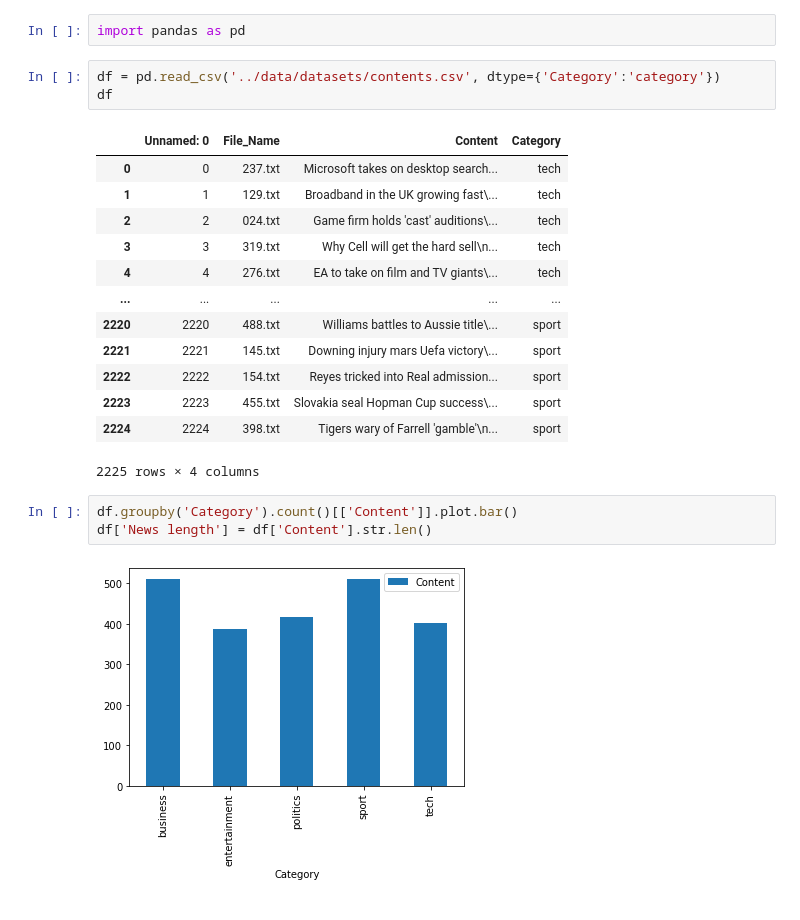
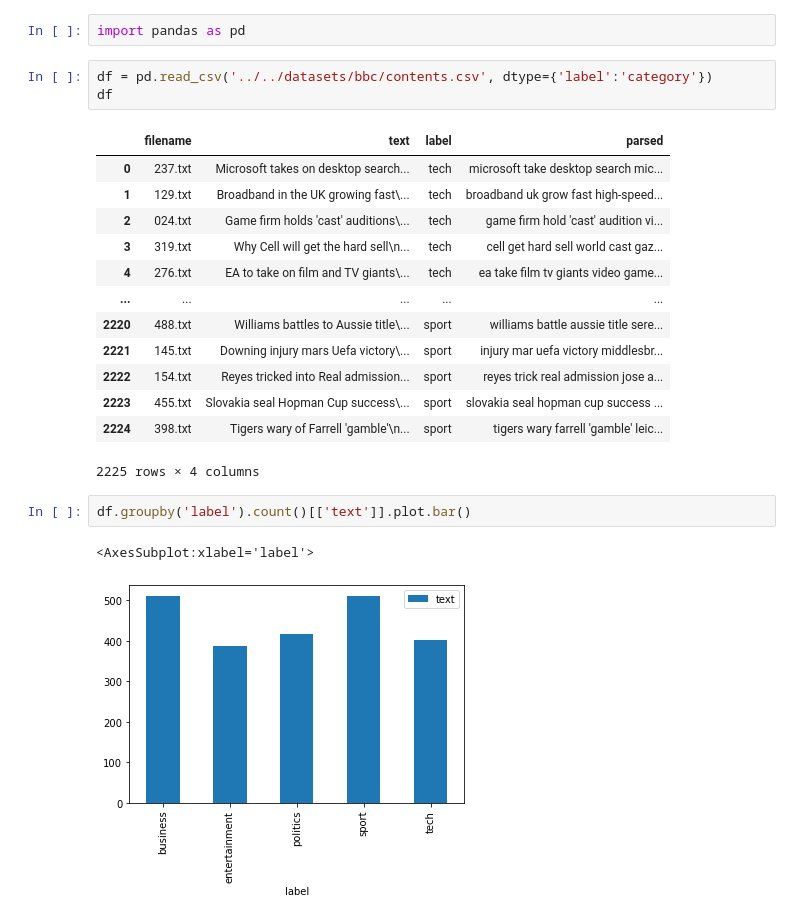
Before and after one commit to pierre-si/text-classification, a Jupyter notebook: notebooks/bbc/eda.ipynb, the cells around one changed output. Saved outputs shown, nothing was run; the diff lists cells and outputs as text.

```diff
--- a/notebooks/bbc/eda.ipynb
+++ b/notebooks/bbc/eda.ipynb
@@ -1,25 +1,25 @@
 # %%
 import pandas as pd
 # %%
-df = pd.read_csv('../data/datasets/contents.csv', dtype={'Category':'category'})
+df = pd.read_csv('../../datasets/bbc/contents.csv', dtype={'label':'category'})
 df
 # %% [output]
-|  | Unnamed: 0 | File_Name | Content | Category |
-| 0 | 0 | 237.txt | Microsoft takes on desktop search... | tech |
-| 1 | 1 | 129.txt | Broadband in the UK growing fast\... | tech |
-| 2 | 2 | 024.txt | Game firm holds 'cast' auditions\... | tech |
-| 3 | 3 | 319.txt | Why Cell will get the hard sell\n... | tech |
-| 4 | 4 | 276.txt | EA to take on film and TV giants\... | tech |
+|  | filename | text | label | parsed |
+| 0 | 237.txt | Microsoft takes on desktop search... | tech | microsoft take desktop search mic... |
+| 1 | 129.txt | Broadband in the UK growing fast\... | tech | broadband uk grow fast high-speed... |
+| 2 | 024.txt | Game firm holds 'cast' auditions\... | tech | game firm hold 'cast' audition vi... |
+| 3 | 319.txt | Why Cell will get the hard sell\n... | tech | cell get hard sell world cast gaz... |
+| 4 | 276.txt | EA to take on film and TV giants\... | tech | ea take film tv giants video game... |
 | ... | ... | ... | ... | ... |
-| 2220 | 2220 | 488.txt | Williams battles to Aussie title\... | sport |
-| 2221 | 2221 | 145.txt | Downing injury mars Uefa victory\... | sport |
-| 2222 | 2222 | 154.txt | Reyes tricked into Real admission... | sport |
-| 2223 | 2223 | 455.txt | Slovakia seal Hopman Cup success\... | sport |
-| 2224 | 2224 | 398.txt | Tigers wary of Farrell 'gamble'\n... | sport |
+| 2220 | 488.txt | Williams battles to Aussie title\... | sport | williams battle aussie title sere... |
+| 2221 | 145.txt | Downing injury mars Uefa victory\... | sport | injury mar uefa victory middlesbr... |
+| 2222 | 154.txt | Reyes tricked into Real admission... | sport | reyes trick real admission jose a... |
+| 2223 | 455.txt | Slovakia seal Hopman Cup success\... | sport | slovakia seal hopman cup success ... |
+| 2224 | 398.txt | Tigers wary of Farrell 'gamble'\n... | sport | tigers wary farrell 'gamble' leic... |
 2225 rows × 4 columns
 # %%
-df.groupby('Category').count()[['Content']].plot.bar()
-df['News length'] = df['Content'].str.len()
+df.groupby('label').count()[['text']].plot.bar()
 # %% [output]
+<AxesSubplot:xlabel='label'>
-[figure, old version]
+[figure, new version]
 # %%
```
Also changed, not shown: parts of 2 cells of this notebook.
